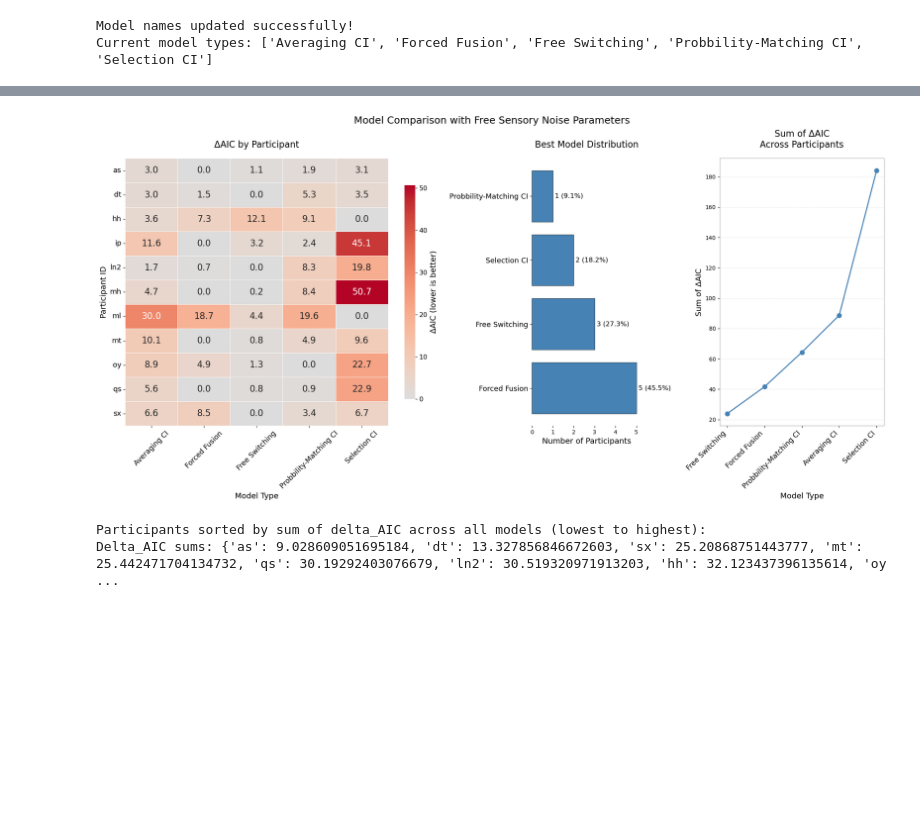
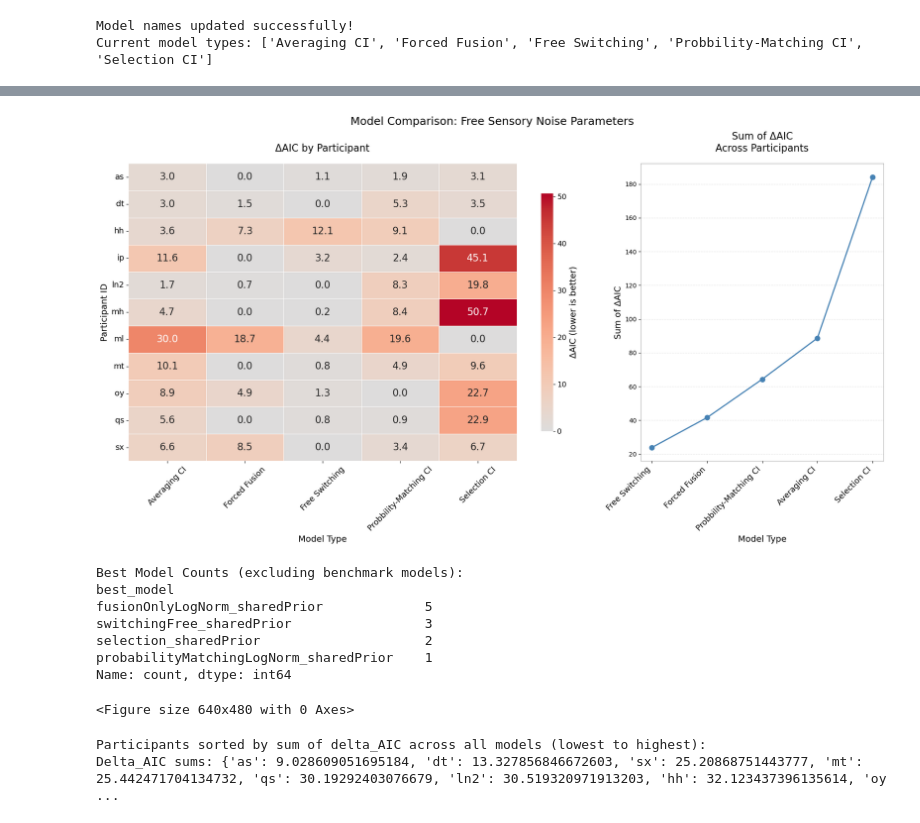
Before and after one commit to omeryildiran/av-dur-estimation, a Jupyter notebook: modelComparisonTable.ipynb, the cells around one changed output, grey strips where cells are left out. Saved outputs shown, nothing was run; the diff lists cells and outputs as text; code cells hidden in the pictures; blank space fills up the shorter version.

```diff
--- a/modelComparisonTable.ipynb
+++ b/modelComparisonTable.ipynb
@@ -294,9 +294,9 @@ def plot_sorted_model_comparison_table(
     # Calculate model sums for third panel
     model_sums = df.groupby("modelType")["delta"].sum().sort_values()
 
-    # Plot with three panels
-    fig, (ax1, ax2, ax3) = plt.subplots(1, 3, figsize=(20, 10), gridspec_kw={"width_ratios": [3, 1, 1.5]})
-    fig.suptitle(f"Model Comparison with Free Sensory Noise Parameters", fontsize=18)
+    # Plot with two panels
+    fig, (ax1, ax2) = plt.subplots(1, 2, figsize=(18, 10), gridspec_kw={"width_ratios": [3, 1.5]})
+    fig.suptitle(f"Model Comparison: Free Sensory Noise Parameters", fontsize=18)
 
     heatmap = sns.heatmap(
         heat,
@@ -322,57 +322,54 @@ def plot_sorted_model_comparison_table(
     ax1.set_ylabel("Participant ID", fontsize=14)
     ax1.set_xlabel("Model Type", fontsize=14)
     ax1.tick_params(axis="x", rotation=45, labelsize=13)
     ax1.tick_params(axis="y", rotation=0, labelsize=13)
     ax1.set_facecolor('white')  # Set axes background to white
     fig.patch.set_facecolor('white')  # Set figure background to white
 
     # Remove gridlines from heatmap
     for _, spine in ax1.spines.items():
         spine.set_visible(False)
 
-    # Best-model distribution panel
-    bars = ax2.barh(range(len(best_model_counts)), best_model_counts.values, color='steelblue', edgecolor='black', linewidth=0.5)
-    ax2.set_yticks(range(len(best_model_counts)))
-    ax2.set_yticklabels(best_model_counts.index, fontsize=13)
-    ax2.set_xlabel("Number of Participants", fontsize=14)
-    ax2.set_title("Best Model Distribution", fontsize=16, pad=20)
+    # Sum of ΔAIC by model panel
+    ax2.plot(range(len(model_sums)), model_sums.values, marker="o", linestyle="-", linewidth=2, markersize=8, color='steelblue')
+    ax2.set_xticks(range(len(model_sums)))
+    ax2.set_xticklabels(model_sums.index, rotation=45, ha='right', fontsize=13)
+    ax2.set_ylabel(f"Sum of Δ{compBase}", fontsize=14)
+    ax2.set_xlabel("Model Type", fontsize=14)
+    ax2.set_title(f"Sum of Δ{compBase}\nAcross Participants", fontsize=16, pad=20)
+    ax2.grid(axis='y', alpha=0.3, linestyle='--')
     ax2.set_facecolor('white')
     for _, spine in ax2.spines.items():
-        spine.set_visible(False)
-
-    for bar, count in zip(bars, best_model_counts.values):
-        pct = 100 * count / max(1, len(best_models_clean))
-        ax2.text(bar.get_width() + 0.1, bar.get_y() + bar.get_height() / 2, f"{count} ({pct:.1f}%)",
-                 ha="left", va="center", fontsize=12)
-
-    # Sum of ΔAIC by model panel
-    ax3.plot(range(len(model_sums)), model_sums.values, marker="o", linestyle="-", linewidth=2, markersize=8, color='steelblue')
-    ax3.set_xticks(range(len(model_sums)))
-    ax3.set_xticklabels(model_sums.index, rotation=45, ha='right', fontsize=13)
-    ax3.set_ylabel(f"Sum of Δ{compBase}", fontsize=14)
-    ax3.set_xlabel("Model Type", fontsize=14)
-    ax3.set_title(f"Sum of Δ{compBase}\nAcross Participants", fontsize=16, pad=20)
-    ax3.grid(axis='y', alpha=0.3, linestyle='--')
-    ax3.set_facecolor('white')
-    for _, spine in ax3.spines.items():
         spine.set_visible(True)
         spine.set_color('gray')
         spine.set_linewidth(0.5)
 
     plt.tight_layout()
     plt.show()
 
     return heat, best_models, participant_sort
 
 heat, best_models, participant_sort = plot_sorted_model_comparison_table(
     df_results,
     compBase="AIC",
     exclude_from_counts=(),   # Include all models in counts
     include_in_heatmap=True,
     sort_by="sum_delta"
 )
+#save as png
+plt.savefig("model comp w free sensory noise.png", dpi=300, bbox_inches='tight')
+print("\nBest Model Counts (excluding benchmark models):")
+print(model_counts)
 # %% [output]
-[figure, old version]
+[figure, new version]
+Best Model Counts (excluding benchmark models):
+best_model
+fusionOnlyLogNorm_sharedPrior             5
+switchingFree_sharedPrior                 3
+selection_sharedPrior                     2
+probabilityMatchingLogNorm_sharedPrior    1
+Name: count, dtype: int64
+<Figure size 640x480 with 0 Axes>
 # %%
 # Calculate delta_AIC for each model relative to the best model per participant
 df_results['delta_AIC'] = df_results.groupby('participantID')['AIC'].transform(lambda x: x - x.min())
```
Also changed, not shown: 3 other files.
